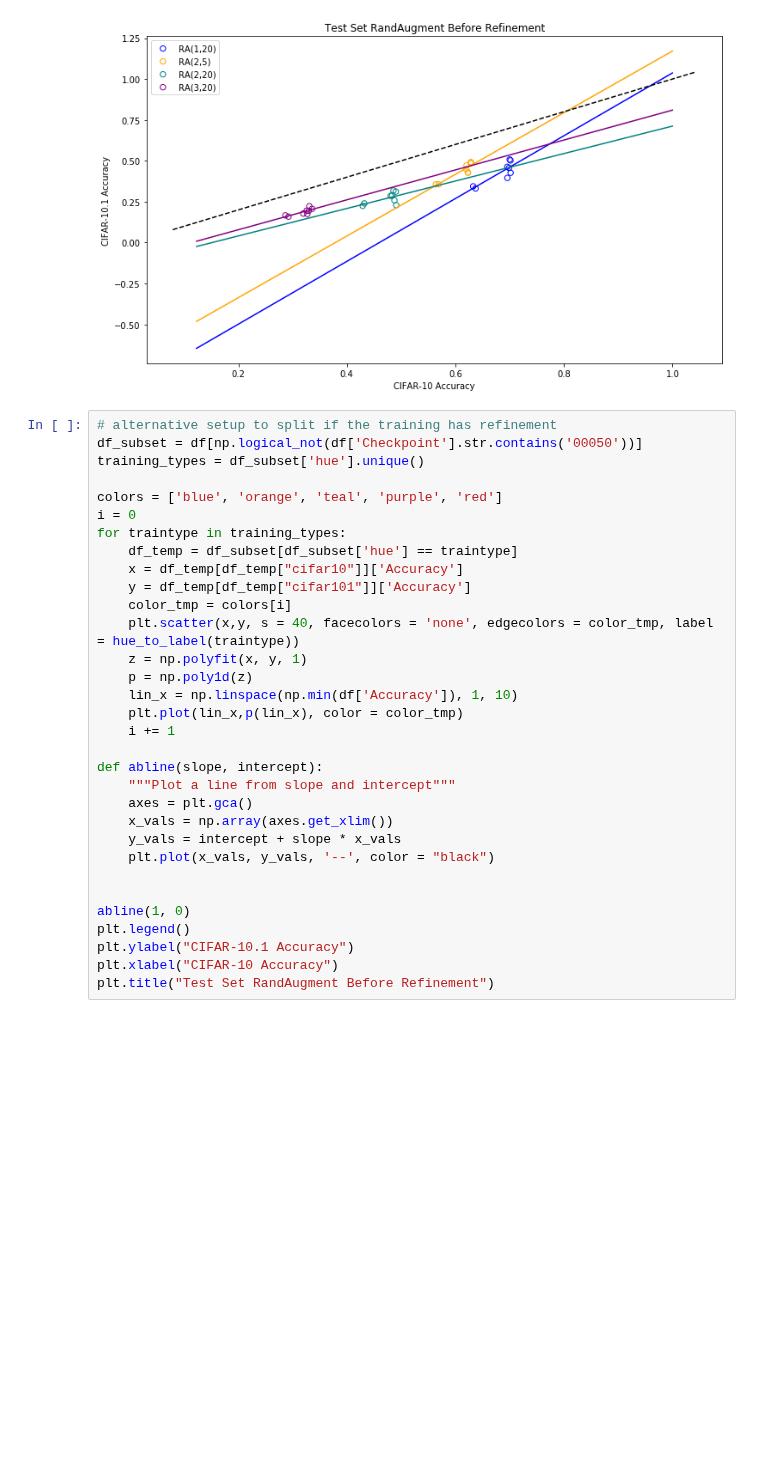
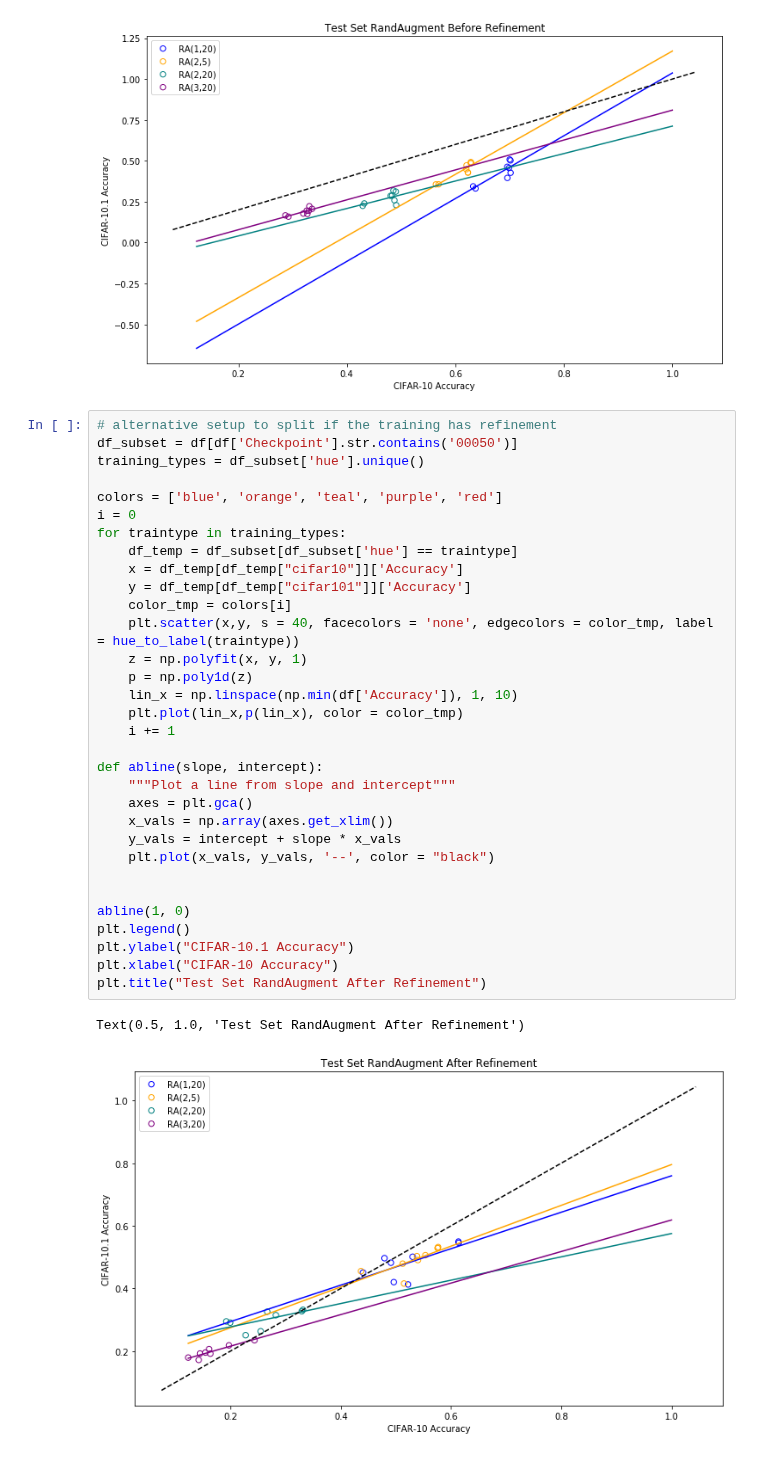
Before and after one commit to danzisar/w210-capstone, a Jupyter notebook: analysis/Results_scatterplot.ipynb, the cells around one changed output. Saved outputs shown, nothing was run; the diff lists cells and outputs as text; blank space fills up the shorter version.

```diff
--- a/analysis/Results_scatterplot.ipynb
+++ b/analysis/Results_scatterplot.ipynb
@@ -504,33 +504,36 @@ Text(0.5, 1.0, 'Test Set RandAugment Before Refinement')
 [figure]
 # %%
 # alternative setup to split if the training has refinement
-df_subset = df[np.logical_not(df['Checkpoint'].str.contains('00050'))]
+df_subset = df[df['Checkpoint'].str.contains('00050')]
 training_types = df_subset['hue'].unique()
 
 colors = ['blue', 'orange', 'teal', 'purple', 'red']
 i = 0
 for traintype in training_types:
     df_temp = df_subset[df_subset['hue'] == traintype]
     x = df_temp[df_temp["cifar10"]]['Accuracy']
     y = df_temp[df_temp["cifar101"]]['Accuracy']
     color_tmp = colors[i]
     plt.scatter(x,y, s = 40, facecolors = 'none', edgecolors = color_tmp, label = hue_to_label(traintype))
     z = np.polyfit(x, y, 1)
     p = np.poly1d(z)
     lin_x = np.linspace(np.min(df['Accuracy']), 1, 10)
     plt.plot(lin_x,p(lin_x), color = color_tmp)
     i += 1
 
 def abline(slope, intercept):
     """Plot a line from slope and intercept"""
     axes = plt.gca()
     x_vals = np.array(axes.get_xlim())
     y_vals = intercept + slope * x_vals
     plt.plot(x_vals, y_vals, '--', color = "black")
 
 
 abline(1, 0)
 plt.legend()
 plt.ylabel("CIFAR-10.1 Accuracy")
 plt.xlabel("CIFAR-10 Accuracy")
-plt.title("Test Set RandAugment Before Refinement")
+plt.title("Test Set RandAugment After Refinement")
+# %% [output]
+Text(0.5, 1.0, 'Test Set RandAugment After Refinement')
+[figure, added]
```
Also changed, not shown: parts of 1 cell of this notebook.
